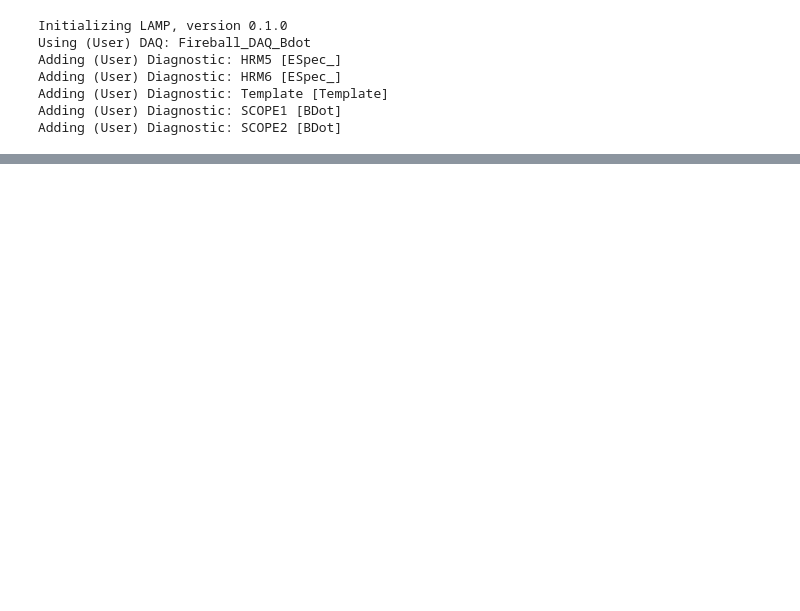
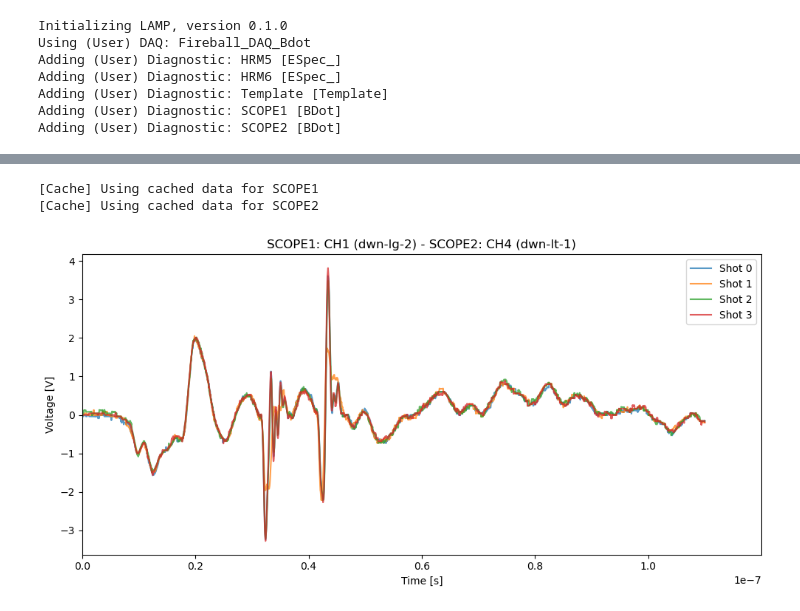
Before and after one commit to ELos385/Fireball_III_analysis, a Jupyter notebook: scripts/BDots/BDot_test.ipynb, the cells around one changed output, grey strips where cells are left out. Drawn from its saved outputs; the diff is of its cells as text; code cells hidden in the pictures; blank space fills up the shorter version.

```diff
--- a/scripts/BDots/BDot_test.ipynb
+++ b/scripts/BDots/BDot_test.ipynb
@@ -79,0 +128,12 @@ template.plot_fft(shot_data[0], channels=['CH4'])
+# %%
+plot_cross_scope(scope1,
+                scope2,
+                shot_dict,
+                chA='CH1',
+                chB='CH4',
+                average=False,
+                xmin = 0)
+# %% [output]
+[Cache] Using cached data for SCOPE1
+[Cache] Using cached data for SCOPE2
+[figure, added]
```
Also changed, not shown: parts of 11 cells of this notebook, 2 other files.
